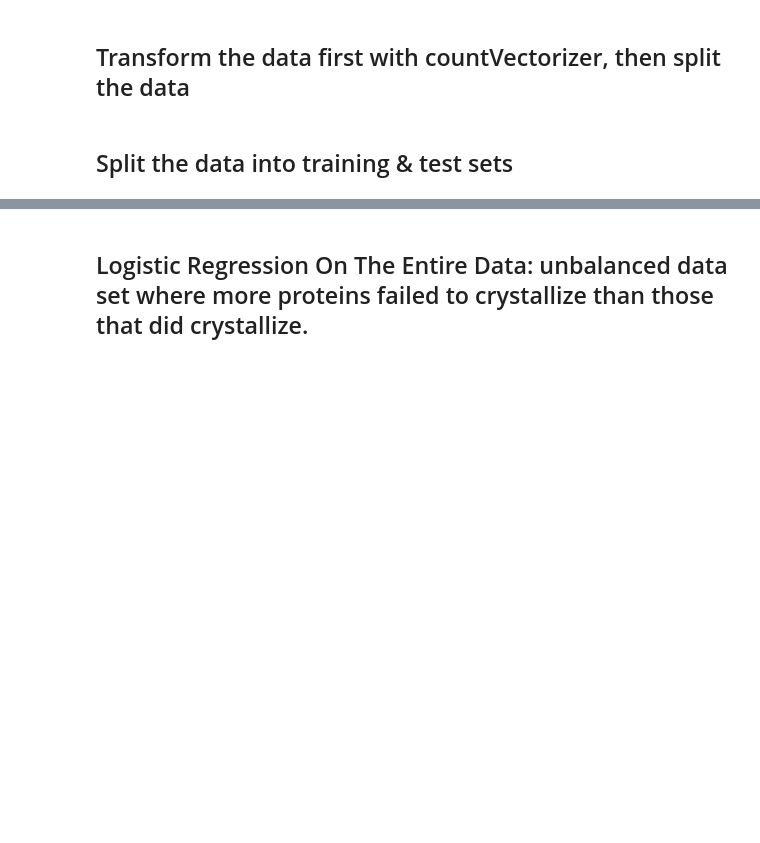
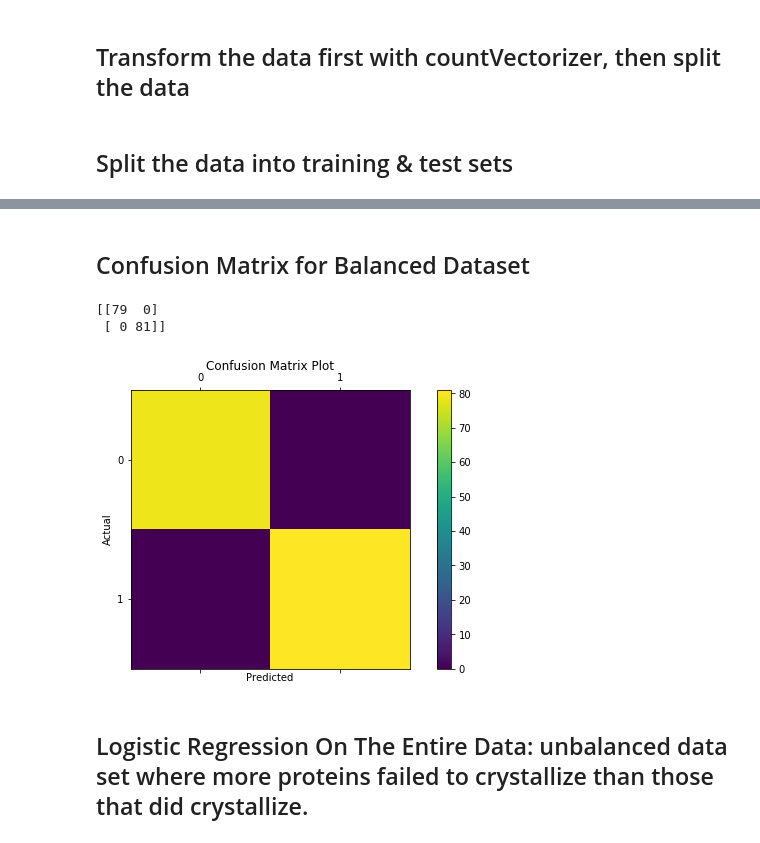
Before and after one commit to swlew369/Bioinformatics_Stuff, a Jupyter notebook: Protein_Crystal_Prediction_Lew_3.ipynb, the cells around one changed output, grey strips where cells are left out. Cells and saved outputs as stored; diff of their text form; code cells hidden in the pictures; blank space fills up the shorter version.

```diff
--- a/Protein_Crystal_Prediction_Lew_3.ipynb
+++ b/Protein_Crystal_Prediction_Lew_3.ipynb
@@ -210,3 +213,32 @@ Score: 0.98
+# %% [markdown]
+## Confusion Matrix for Balanced Dataset
+# %%
+# Generate Confusion Matrix for Logistic Regression
+actual = y_test
+predictions = lr.predict(X_test)
+#results = confusion_matrix(actual, predictions)
+#print(predictions)
+print()
+cm = confusion_matrix(actual,predictions)
+print(cm)
+# %% [output]
+[[79  0]
+ [ 0 81]]
+# %%
+# Nice plot of confusion matrix
+# Adjust size of confusion matrix by following code taken from StackOverflow
+# https://stackoverflow.com/questions/43021762/matplotlib-how-to-change-figsize-for-matshow
+plt.figure(figsize=(10,5))
+plt.matshow(cm, fignum=1)
+
+plt.title('Confusion Matrix Plot')
+plt.colorbar()
+plt.xlabel('Predicted')
+plt.ylabel('Actual')
+
+plt.show()
+# %% [output]
+[figure, added]
 # %% [markdown]
 ## Logistic Regression On The Entire Data: unbalanced data set where more proteins failed to crystallize than those that did crystallize.
 # %%
```
Also changed, not shown: parts of 20 cells of this notebook.
